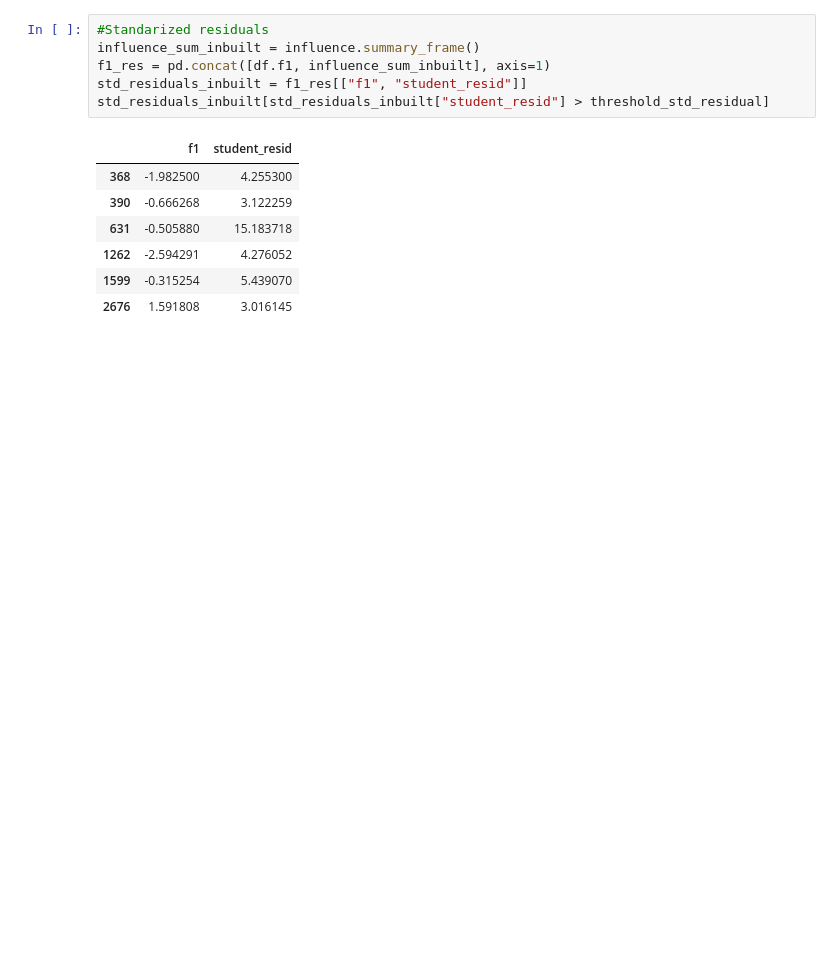
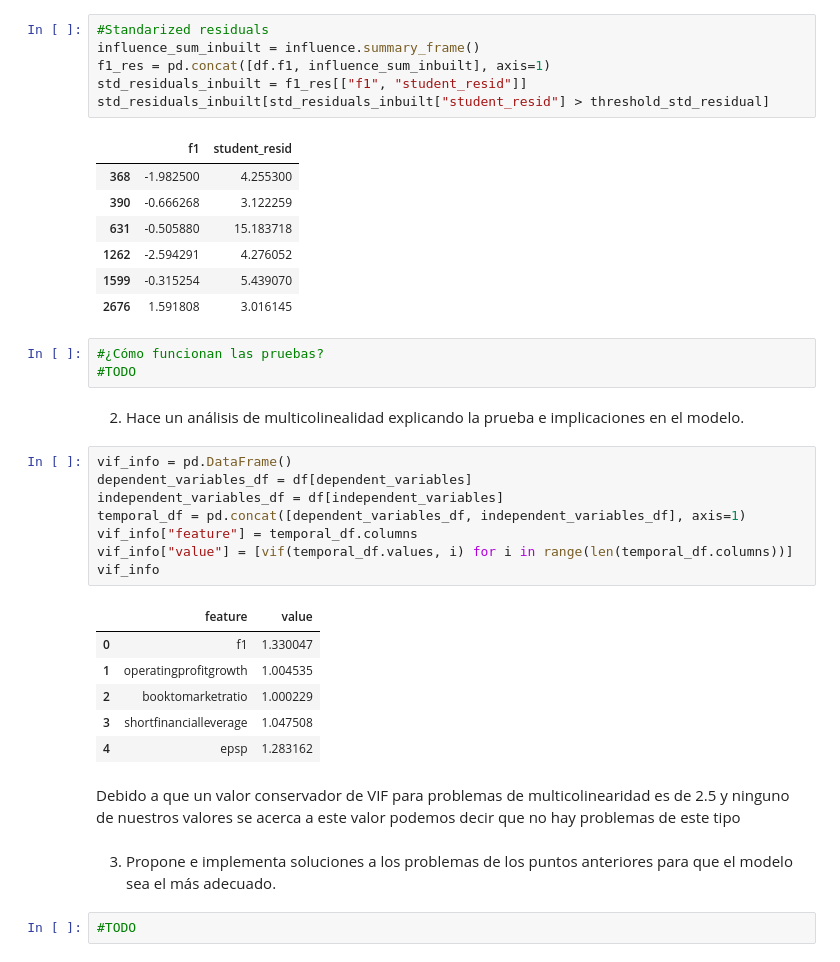
Before and after one commit to AlexReusC/Modulo-5-IAA, a Jupyter notebook: portafolio.ipynb, the cells around one changed output. Drawn from its saved outputs; the diff is of its cells as text; blank space fills up the shorter version.

```diff
--- a/portafolio.ipynb
+++ b/portafolio.ipynb
@@ -218,3 +221,29 @@ std_residuals_inbuilt[std_residuals_inbuilt["student_resid"] > threshold_std_res
 | 1262 | -2.594291 | 4.276052 |
 | 1599 | -0.315254 | 5.439070 |
 | 2676 | 1.591808 | 3.016145 |
+# %%
+#¿Cómo funcionan las pruebas?
+#TODO
+# %% [markdown]
+2. Hace un análisis de multicolinealidad explicando la prueba e implicaciones en el modelo.
+# %%
+vif_info = pd.DataFrame()
+dependent_variables_df = df[dependent_variables]
+independent_variables_df = df[independent_variables]
+temporal_df = pd.concat([dependent_variables_df, independent_variables_df], axis=1)
+vif_info["feature"] = temporal_df.columns
+vif_info["value"] = [vif(temporal_df.values, i) for i in range(len(temporal_df.columns))]
+vif_info
+# %% [output]
+|  | feature | value |
+| 0 | f1 | 1.330047 |
+| 1 | operatingprofitgrowth | 1.004535 |
+| 2 | booktomarketratio | 1.000229 |
+| 3 | shortfinancialleverage | 1.047508 |
+| 4 | epsp | 1.283162 |
+# %% [markdown]
+Debido a que un valor conservador de VIF para problemas de multicolinearidad es de 2.5 y ninguno de nuestros valores se acerca a este valor podemos decir que no hay problemas de este tipo
+# %% [markdown]
+3. Propone e implementa soluciones a los problemas de los puntos anteriores para que el modelo sea el más adecuado.
+# %%
+#TODO
```
Also changed, not shown: parts of 7 cells of this notebook.
